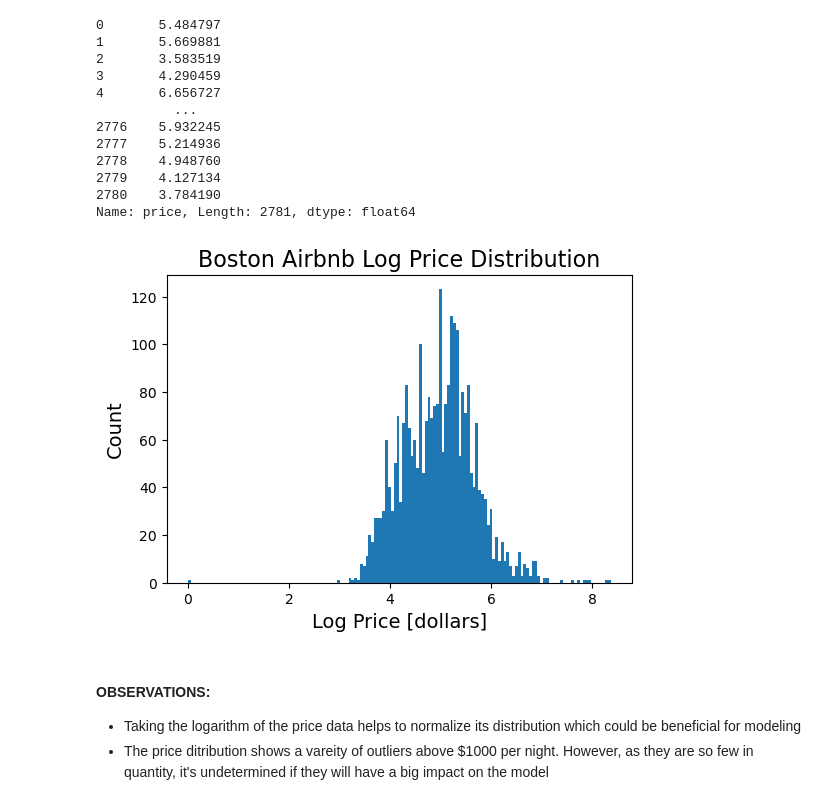
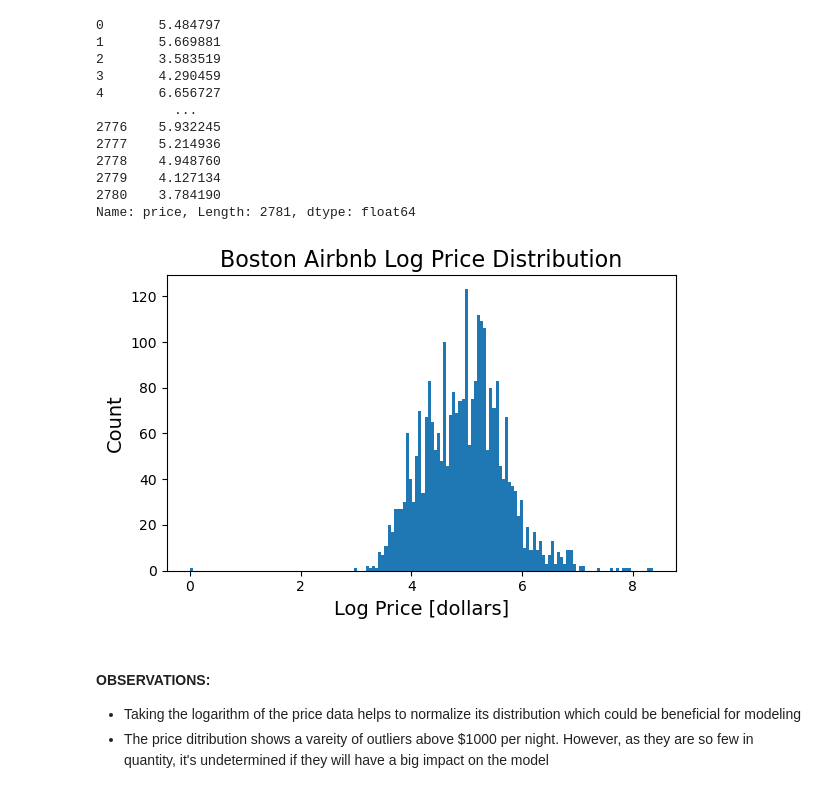
Before and after one commit to drossDS/Air_BnB_Fair_Pricing_Improved, a Jupyter notebook: code/1-exploratory-data-analysis.ipynb, the cells around one changed output. Drawn from its saved outputs; the diff is of its cells as text; code cells hidden in the pictures.

Commit message:
fixed figures, added new presentation, re-ran 1, 5, and 6

```diff
--- a/code/1-exploratory-data-analysis.ipynb
+++ b/code/1-exploratory-data-analysis.ipynb
@@ -543,17 +543,17 @@ Name: price, Length: 2781, dtype: float64
 # %%
 # Plot a histogram of the log price
 hist_plotter(log_price, title = 'log price', bins = 150)
 
 plt.title('Boston Airbnb Log Price Distribution', size = 16)
 plt.xlabel('Log Price [dollars]', size = 14)
 plt.ylabel('Count', size = 14)
 plt.xticks(fontsize = 10)
 plt.yticks(fontsize = 10)
-
+plt.tight_layout()
 plt.savefig('../images/log_price_dist.png')
 plt.show()
 # %% [output]
-[figure, old version]
+[figure, new version]
 # %% [markdown]
 #### OBSERVATIONS:
 * Taking the logarithm of the price data helps to normalize its distribution which could be beneficial for modeling
```
Also changed, not shown: 8 other files.
